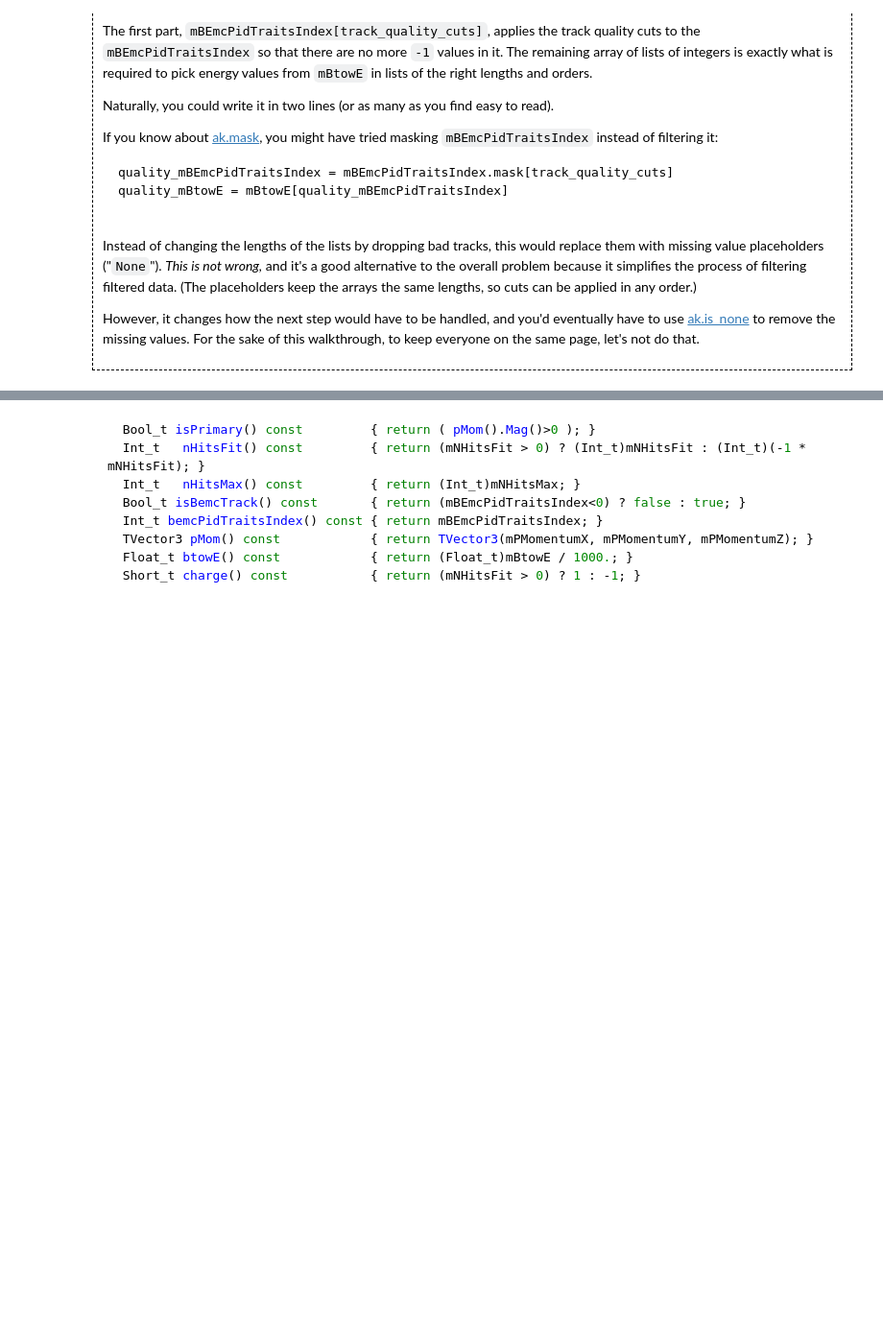
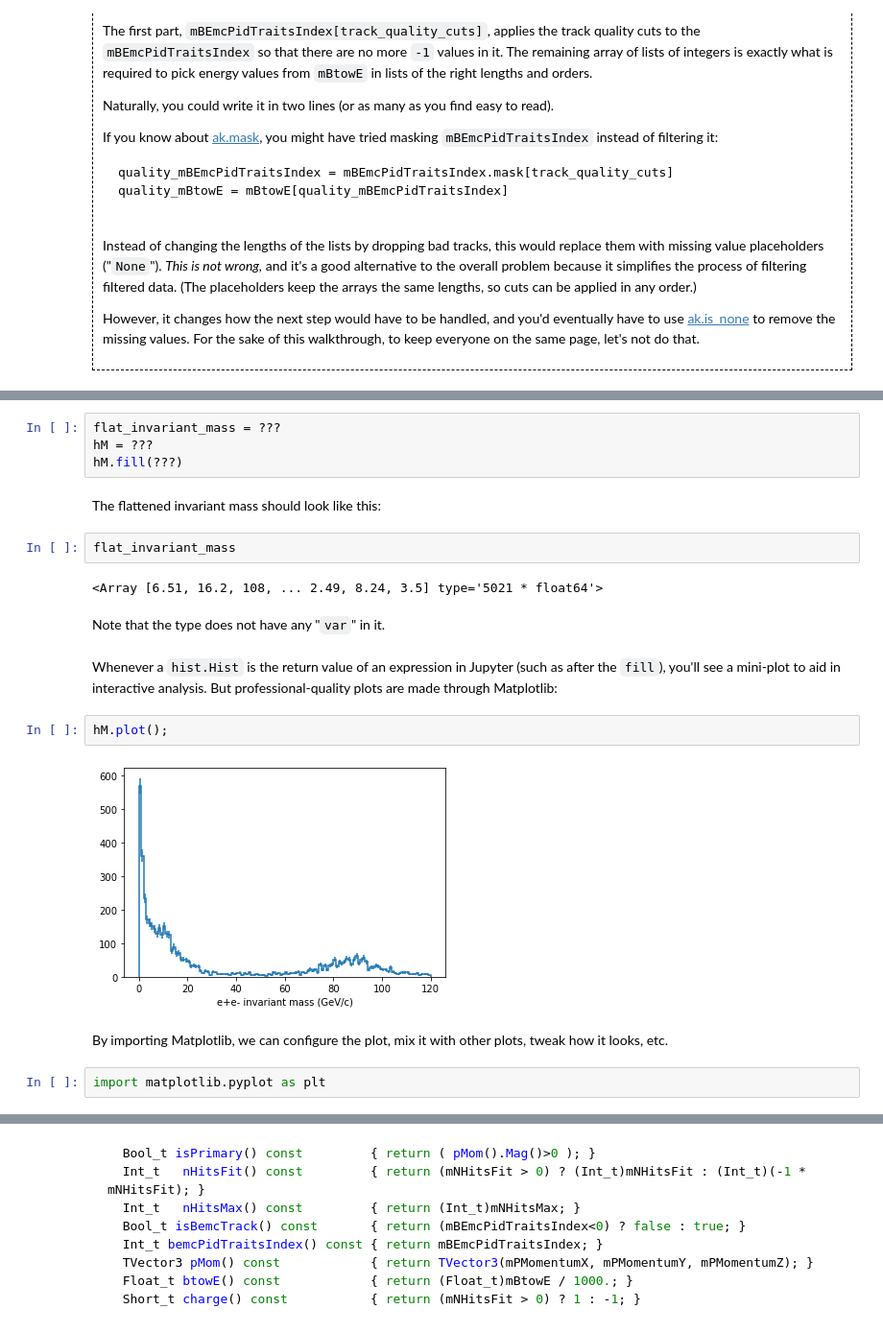
Before and after one commit to jpivarski-talks/2021-09-13-star-uproot-awkward-tutorial, a Jupyter notebook: tutorial.ipynb, the cells around one changed output, grey strips where cells are left out. Shown at 96% size. Saved outputs shown, nothing was run; the diff lists cells and outputs as text; folded sections open; blank space fills up the shorter version.

```diff
--- a/tutorial.ipynb
+++ b/tutorial.ipynb
@@ -507,0 +800,22 @@ The last quality cut requires track $p_T$ divided by shower energy $E$ to be at
+# %%
+flat_invariant_mass = ???
+hM = ???
+hM.fill(???)
+# %% [markdown]
+The flattened invariant mass should look like this:
+# %%
+flat_invariant_mass
+# %% [output]
+<Array [6.51, 16.2, 108, ... 2.49, 8.24, 3.5] type='5021 * float64'>
+# %% [markdown]
+Note that the type does not have any "`var`" in it.
+# %% [markdown]
+Whenever a `hist.Hist` is the return value of an expression in Jupyter (such as after the `fill`), you'll see a mini-plot to aid in interactive analysis. But professional-quality plots are made through Matplotlib:
+# %%
+hM.plot();
+# %% [output]
+[figure, added]
+# %% [markdown]
+By importing Matplotlib, we can configure the plot, mix it with other plots, tweak how it looks, etc.
+# %%
+import matplotlib.pyplot as plt
```
Also changed, not shown: parts of 84 cells of this notebook.
